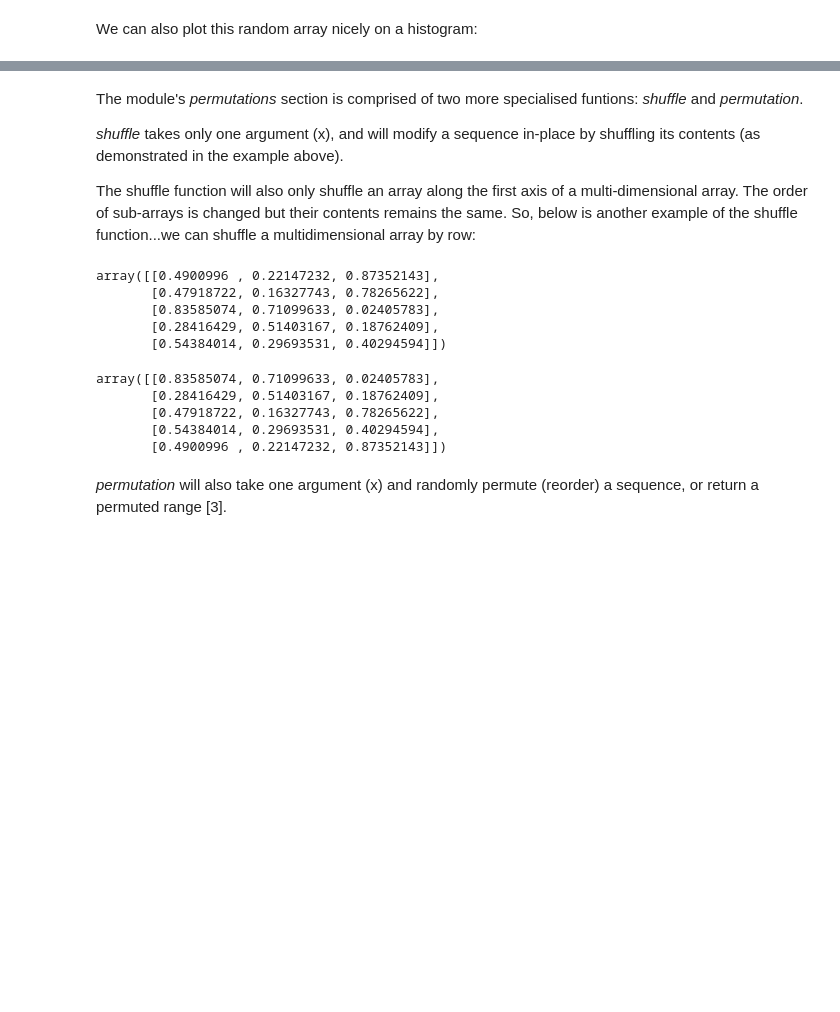
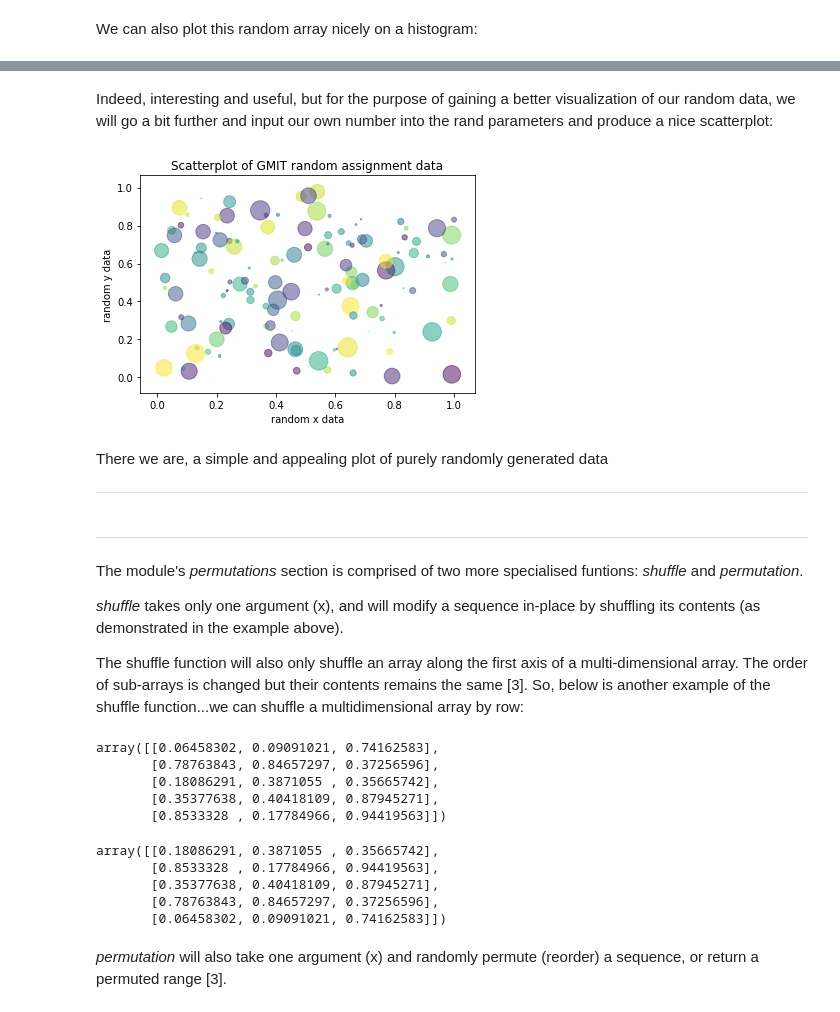
Before and after one commit to Datagatherer2357/Practical-Assignment-Programming-for-data-analysis-GMIT, a Jupyter notebook: practical-assignment-numpy.random.ipynb, the cells around one changed output, grey strips where cells are left out. Cells and saved outputs as stored; diff of their text form; code cells hidden in the pictures; blank space fills up the shorter version.

Commit message:
added arrays and plot

```diff
--- a/practical-assignment-numpy.random.ipynb
+++ b/practical-assignment-numpy.random.ipynb
@@ -114,31 +149,61 @@ The histogram is nicely defined showing a bar measure for each number in the arr
+# %% [markdown]
+Indeed, interesting and useful, but for the purpose of gaining a better visualization of our random data, we will go a bit further and input our own number into the rand parameters and produce a nice scatterplot:
+# %%
+import numpy as np
+import matplotlib.pyplot
+
+# Creating our random scatteplot data [4].
+
+num = 135 # Number of random data points
+x = np.random.rand(num) # plots the random data positions (x and y axes)
+y = np.random.rand(num)
+colors = np.random.rand(num) # Using the random.rand function to create random colours on our points
+area = (20 * np.random.rand(num))**2  # This will determine the size properties of our scatter radii points
+
+# Setting the parameters of our plot [4].
+
+plt.scatter(x, y, s=area, c=colors, alpha=0.5)  # "s" plots an array like shape; "c" plots the colour sequence;
+                                                # "alpha" is the blending value between 0 (transparent) and 1 (opaque).
+plt.title('Scatterplot of GMIT random assignment data') # For labelling our visible title
+plt.xlabel('random x data') # labelling my x axis
+plt.ylabel('random y data') # labelling my y axis
+plt.show()
+# %% [output]
+[figure, added]
+# %% [markdown]
+There we are, a simple and appealing plot of purely randomly generated data
+
+----------------------------
 # %% [markdown]
+------------------
+
 The module's *permutations* section is comprised of two more specialised funtions: *shuffle* and *permutation*.
 
 *shuffle* takes only one argument (x), and will modify a sequence in-place by shuffling its contents (as demonstrated in the example above).
 
-The shuffle function will also only shuffle an array along the first axis of a multi-dimensional array. The order of sub-arrays is changed but their contents remains the same. So, below is another example of the shuffle function...we can shuffle a multidimensional array by row:
+The shuffle function will also only shuffle an array along the first axis of a multi-dimensional array. The order of sub-arrays is changed but their contents remains the same [3]. So, below is another example of the shuffle function...we can shuffle a multidimensional array by row:
 # %%
-# First we create our random array "z"
+# First we create our random array "so_random"
 
-z = np.random.random((5, 3)) # the random function returns random floats in the half-open interval [0.0, 1.0).
-z
+so_random = np.random.random((5, 3)) # the random function returns random floats in the half-open interval [0.0, 1.0).
+so_random
 # %% [output]
-array([[0.4900996 , 0.22147232, 0.87352143],
-       [0.47918722, 0.16327743, 0.78265622],
-       [0.83585074, 0.71099633, 0.02405783],
-       [0.28416429, 0.51403167, 0.18762409],
-       [0.54384014, 0.29693531, 0.40294594]])
+array([[0.06458302, 0.09091021, 0.74162583],
+       [0.78763843, 0.84657297, 0.37256596],
+       [0.18086291, 0.3871055 , 0.35665742],
+       [0.35377638, 0.40418109, 0.87945271],
+       [0.8533328 , 0.17784966, 0.94419563]])
 # %%
-# Next we shuffle our z array
+# Next we shuffle our so_random array
 
-np.random.shuffle(z) # our previous randomly shuffled z array of floats entered into the shuffle paramter
-z
+np.random.shuffle(so_random) # our previous randomly shuffled z array of floats entered into the shuffle paramter
+so_random
 # %% [output]
-array([[0.83585074, 0.71099633, 0.02405783],
-       [0.28416429, 0.51403167, 0.18762409],
-       [0.47918722, 0.16327743, 0.78265622],
-       [0.54384014, 0.29693531, 0.40294594],
-       [0.4900996 , 0.22147232, 0.87352143]])
+array([[0.18086291, 0.3871055 , 0.35665742],
+       [0.8533328 , 0.17784966, 0.94419563],
+       [0.35377638, 0.40418109, 0.87945271],
+       [0.78763843, 0.84657297, 0.37256596],
+       [0.06458302, 0.09091021, 0.74162583]])
 # %% [markdown]
 *permutation* will also take one argument (x) and randomly permute (reorder) a sequence, or return a permuted range [3].
 # %% [markdown]
```
Also changed, not shown: parts of 12 cells of this notebook.
